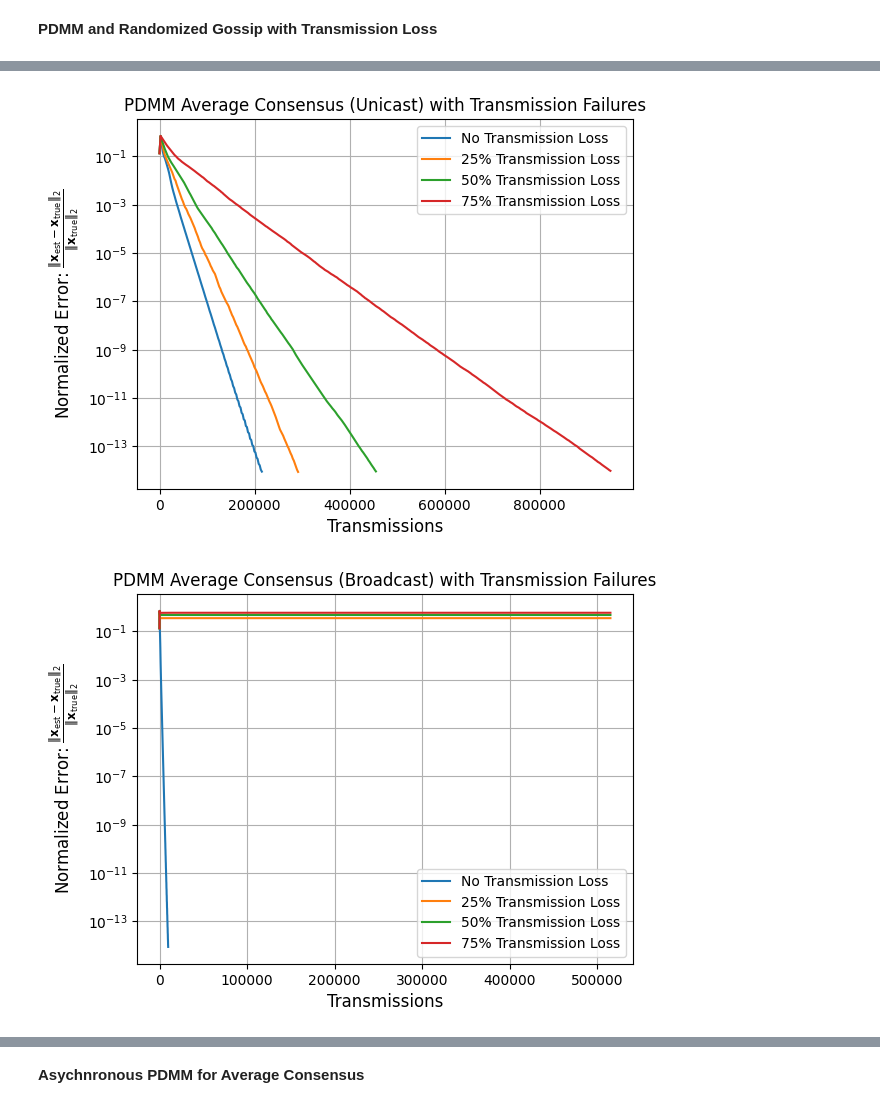
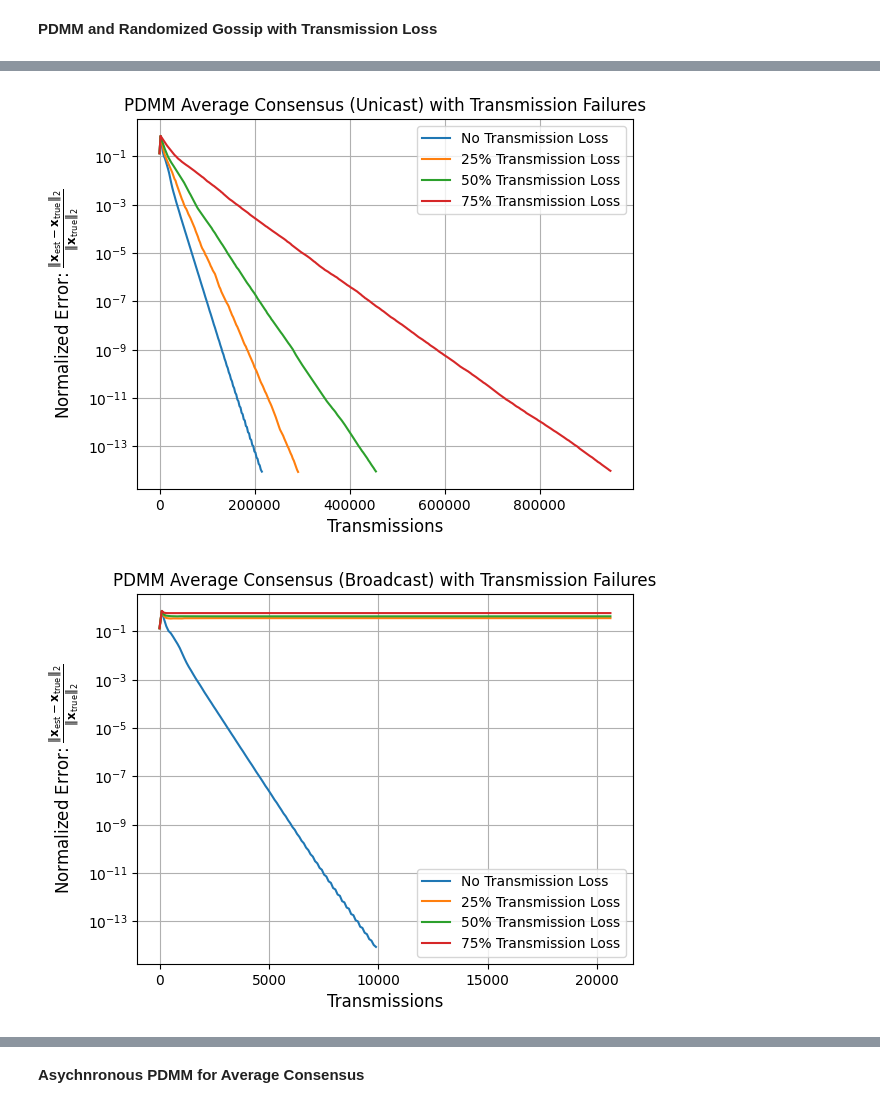
Before and after one commit to josephine-king/EE4540_Project, a Jupyter notebook: distributed_project.ipynb, the cells around one changed output, grey strips where cells are left out. Saved outputs shown, nothing was run; the diff lists cells and outputs as text; code cells hidden in the pictures.

```diff
--- a/distributed_project.ipynb
+++ b/distributed_project.ipynb
@@ -134,9 +139,9 @@ error_vals_pu_tl50, transmissions_pu_tl50, _ = pdmm_average(adjacency_matrix, se
 error_vals_pu_tl75, transmissions_pu_tl75, _ = pdmm_average(adjacency_matrix, sensor_measurements, best_c, broadcast = False, transmission_loss=0.75)
 
 # Transmission loss - PDMM broadcast
-error_vals_pb_tl25, transmissions_pb_tl25, _ = pdmm_average(adjacency_matrix, sensor_measurements, best_c, broadcast = True, transmission_loss=0.25)
-error_vals_pb_tl50, transmissions_pb_tl50, _ = pdmm_average(adjacency_matrix, sensor_measurements, best_c, broadcast = True, transmission_loss=0.5)
-error_vals_pb_tl75, transmissions_pb_tl75, _ = pdmm_average(adjacency_matrix, sensor_measurements, best_c, broadcast = True, transmission_loss=0.75)
+error_vals_pb_tl25, transmissions_pb_tl25, _ = pdmm_average(adjacency_matrix, sensor_measurements, best_c, broadcast = True, num_iter = 200, transmission_loss=0.25)
+error_vals_pb_tl50, transmissions_pb_tl50, _ = pdmm_average(adjacency_matrix, sensor_measurements, best_c, broadcast = True, num_iter = 200, transmission_loss=0.5)
+error_vals_pb_tl75, transmissions_pb_tl75, _ = pdmm_average(adjacency_matrix, sensor_measurements, best_c, broadcast = True, num_iter = 200, transmission_loss=0.75)
 
 # Plotting
 make_tl_plots([error_vals_gn, error_vals_gn_tl25, error_vals_gn_tl50, error_vals_gn_tl75],
@@ -145,34 +150,34 @@ make_tl_plots([error_vals_gn, error_vals_gn_tl25, error_vals_gn_tl50, error_vals
               "gossip_natural_tf")
 make_tl_plots([error_vals_go, error_vals_go_tl25, error_vals_go_tl50, error_vals_go_tl75],
               [transmissions_go, transmissions_go_tl25, transmissions_go_tl50, transmissions_go_tl75],
               "Randomized Gossip (Optimal) with Transmission Failures",
               "gossip_optimal_tf")
 make_tl_plots([error_vals_pu, error_vals_pu_tl25, error_vals_pu_tl50, error_vals_pu_tl75],
               [transmissions_pu, transmissions_pu_tl25, transmissions_pu_tl50, transmissions_pu_tl75],
               "PDMM Average Consensus (Unicast) with Transmission Failures",
               "pdmm_average_uni_tf")
 make_tl_plots([error_vals_pb, error_vals_pb_tl25, error_vals_pb_tl50, error_vals_pb_tl75],
               [transmissions_pb, transmissions_pb_tl25, transmissions_pb_tl50, transmissions_pb_tl75],
               "PDMM Average Consensus (Broadcast) with Transmission Failures",
               "pdmm_average_broad_tf")
 
 # Plot Wk error vs final error for randomized gossip to explain why transmission loss impacts convergence
 Wk_errs = [Wk_error_gn, Wk_error_go, Wk_error_gn_tl25, Wk_error_gn_tl50, Wk_error_gn_tl75, Wk_error_go_tl25, Wk_error_go_tl50, Wk_error_go_tl75]
 final_errs = [error_vals_gn[-1], error_vals_go[-1], error_vals_gn_tl25[-1], error_vals_gn_tl50[-1], error_vals_gn_tl75[-1], error_vals_go_tl25[-1], error_vals_go_tl50[-1], error_vals_go_tl75[-1]]
 fig = plt.figure()
 plt.scatter(Wk_errs, final_errs, marker='o', linestyle='-', color='royalblue')
 plt.grid(True)
 plt.yscale('log')
 plt.xscale('log')
 plt.ylabel("Final Normalized Error")
 plt.xlabel(r"$W^k$ Error: $\left\| W^k - \frac{11^T}{n} \right\|_2$")
 plt.title(r"Error in $W_k$ vs Final Error for Randomized Gossip with Transmission Loss")
 fig.savefig("figures/wk_error.png", bbox_inches='tight')
 # %% [output]
 [figure]
 [figure]
 [figure]
-[figure, old version]
+[figure, new version]
 [figure]
 # %% [markdown]
 **Asychnronous PDMM for Average Consensus**
```
Also changed, not shown: parts of 6 cells of this notebook, 7 other files.
